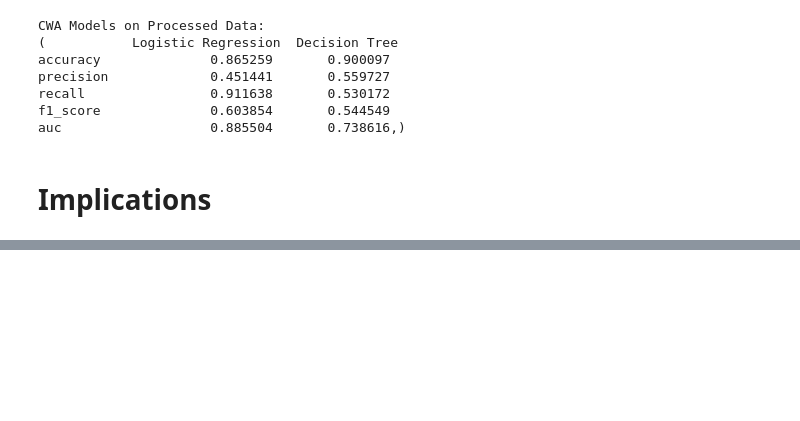
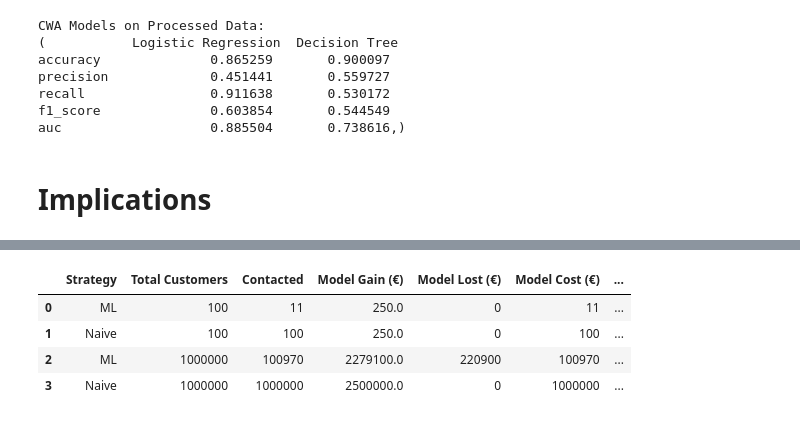
Before and after one commit to hathimazman/MachineLearning_Project2, a Jupyter notebook: Project.ipynb, the cells around one changed output, grey strips where cells are left out. Cells and saved outputs as stored; diff of their text form; code cells hidden in the pictures; blank space fills up the shorter version.

```diff
--- a/Project.ipynb
+++ b/Project.ipynb
@@ -505,0 +522,4 @@ auc                   0.885504       0.738616,)
+# %%
+advertisement_cost = 1
+conversion_rate = 0.1
+profit_per_conversion = 50
@@ -505,0 +576,83 @@ auc                   0.885504       0.738616,)
+# %%
+import numpy as np
+import pandas as pd
+
+# --- Step 1: Confusion Matrix Estimation ---
+def calculate_new_confusion_matrix(precision, recall, purchase_rate, total_samples):
+    total_positives = purchase_rate * total_samples
+    new_TP = recall * total_positives
+    new_FN = total_positives - new_TP
+    new_FP = (new_TP / precision) - new_TP if precision > 0 else 0
+    new_TN = total_samples - (new_TP + new_FP + new_FN)
+    return np.round([[new_TN, new_FP], [new_FN, new_TP]]).astype(int)
+
+# --- Step 2: Business Impact Evaluation ---
+def evaluate_model_business_impact(conf_matrix, total_samples, strategy, advertisement_cost, average_purchase):
+    TN, FP = conf_matrix[0]
+    FN, TP = conf_matrix[1]
+    contacted = TP + FP
+    model_cost = advertisement_cost * contacted
+    model_gain = average_purchase * TP
+    model_lost = average_purchase * FN
+    model_revenue = model_gain - model_cost
+    model_value = model_gain - model_lost - model_cost
+
+    return {
+        "Strategy": strategy,
+        "Total Customers": total_samples,
+        "Contacted": contacted,
+        "Model Gain (€)": model_gain,
+        "Model Lost (€)": model_lost,
+        "Model Cost (€)": model_cost,
+        "Model Revenue (€)": model_revenue,
+        "Model Value (€)": model_value
+    }
+
+# --- Step 3: Naive Strategy ---
+def simulate_naive_strategy(total_customers, conversion_rate, advertisement_cost, average_purchase):
+    contacted = total_customers
+    conversions = total_customers * conversion_rate
+    gain = conversions * average_purchase
+    cost = contacted * advertisement_cost
+    revenue = gain - cost
+    value = gain - cost
+
+    return {
+        "Strategy": "Naive",
+        "Total Customers": total_customers,
+        "Contacted": contacted,
+        "Model Gain (€)": gain,
+        "Model Lost (€)": 0,
+        "Model Cost (€)": cost,
+        "Model Revenue (€)": revenue,
+        "Model Value (€)": value
+    }
+
+# --- Step 4: Parameters ---
+conversion_rate = 0.05
+advertisement_cost = 1
+average_purchase = 50
+
+# --- Step 5: Run Simulation for 100 and 100,000 customers ---
+customer_sizes = [100, 1000000]
+results = []
+
+for size in customer_sizes:
+    # ML Strategy
+    conf_matrix = calculate_new_confusion_matrix(precision, recall, conversion_rate, size)
+    ml_result = evaluate_model_business_impact(conf_matrix, size, "ML", advertisement_cost, average_purchase)
+    results.append(ml_result)
+
+    # Naive Strategy
+    naive_result = simulate_naive_strategy(size, conversion_rate, advertisement_cost, average_purchase)
+    results.append(naive_result)
+
+# --- Step 6: Show Results in DataFrame ---
+comparison_df = pd.DataFrame(results)
+display(comparison_df)
+# %% [output]
+|  | Strategy | Total Customers | Contacted | Model Gain (€) | Model Lost (€) | Model Cost (€) | ... |
+| 0 | ML | 100 | 11 | 250.0 | 0 | 11 | ... |
+| 1 | Naive | 100 | 100 | 250.0 | 0 | 100 | ... |
+| 2 | ML | 1000000 | 100970 | 2279100.0 | 220900 | 100970 | ... |
+| 3 | Naive | 1000000 | 1000000 | 2500000.0 | 0 | 1000000 | ... |
```
Also changed, not shown: parts of 4 cells of this notebook.
